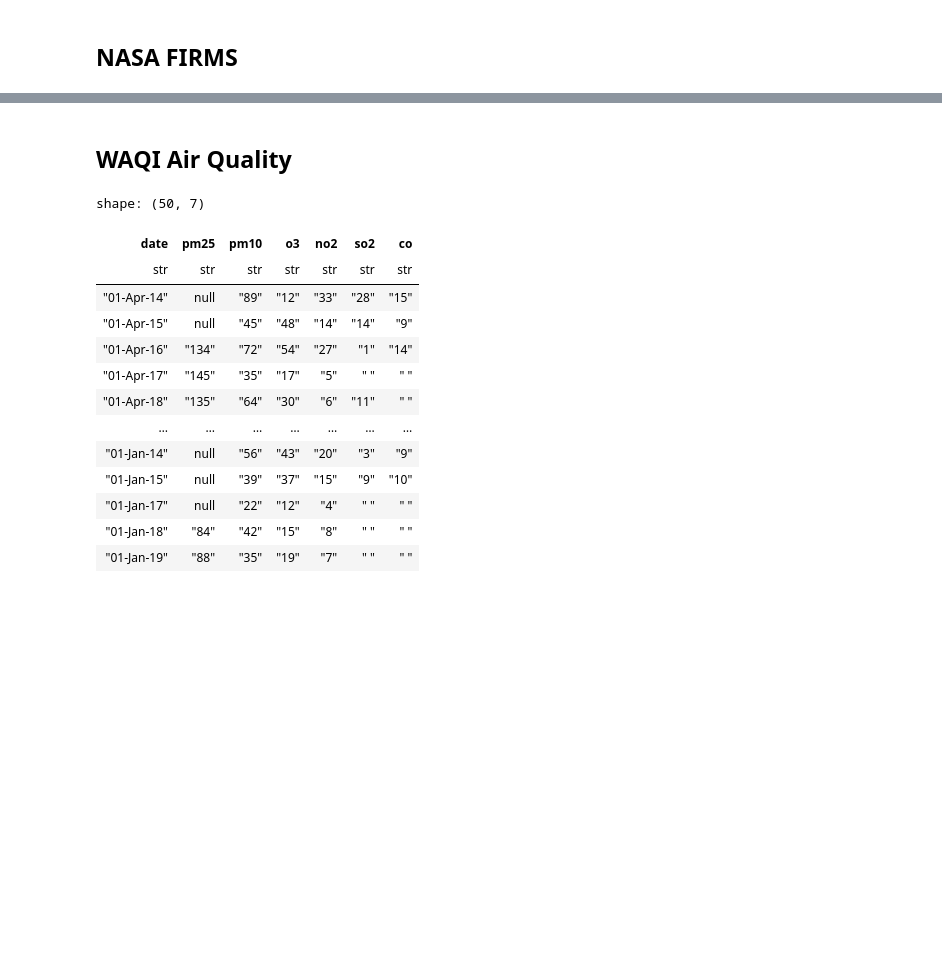
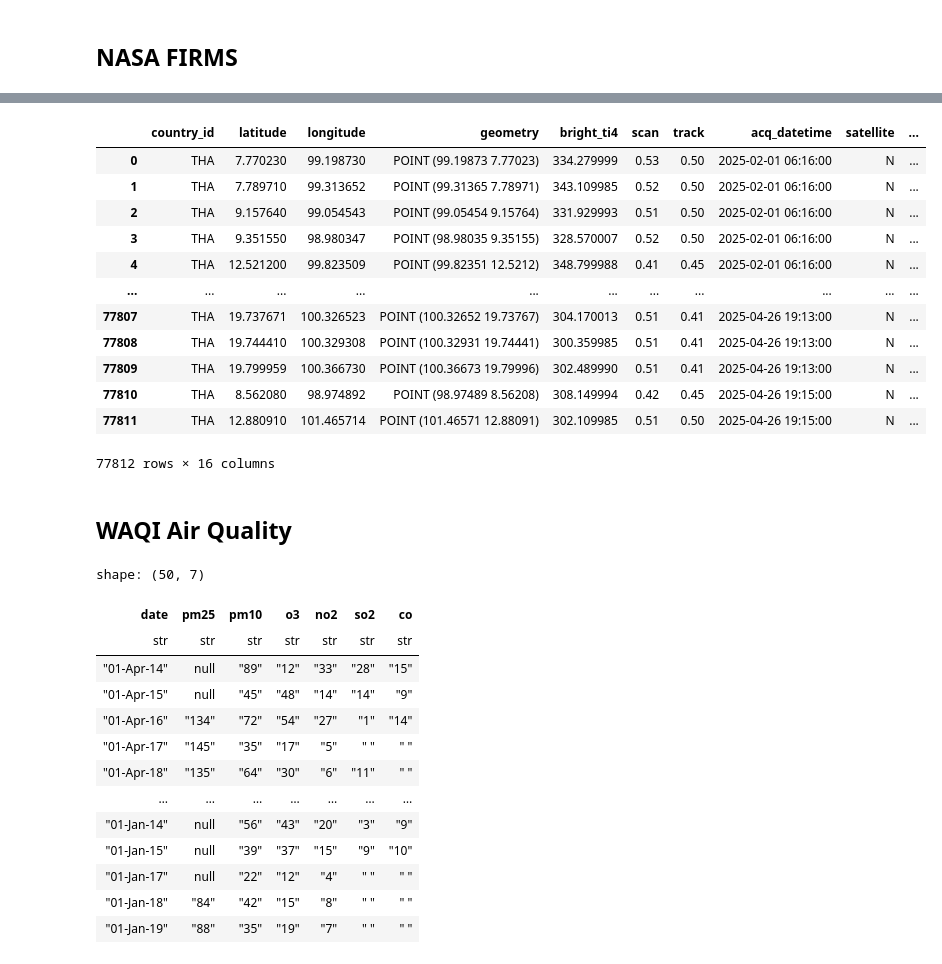
Before and after one commit to dafrose-bajaro/analytics-repo, a Jupyter notebook: notebooks/00_experiment.ipynb, the cells around one changed output, grey strips where cells are left out. Cells and saved outputs as stored; diff of their text form; code cells hidden in the pictures; blank space fills up the shorter version.

Commit message:
feat: add asset for nasa_firms_clean

```diff
--- a/notebooks/00_experiment.ipynb
+++ b/notebooks/00_experiment.ipynb
@@ -82,3 +60,55 @@ conn.sql("""
+# %%
+# sample query
+df = conn.sql("""
+    SELECT
+        CAST(____S______X_S__country_id AS VARCHAR) AS country_id,
+        CAST(latitude AS FLOAT) AS latitude,
+        CAST(longitude AS FLOAT) AS longitude,
+        CONCAT('POINT (', longitude, ' ', latitude,')') AS geometry,
+        CAST(bright_ti4 AS FLOAT) AS bright_ti4,
+        CAST(scan AS FLOAT) AS scan,
+        CAST(track AS FLOAT) AS track,
+        STRPTIME(CONCAT(acq_date, ' ',
+            CASE
+                WHEN LENGTH(acq_time) = 4 THEN CONCAT(SUBSTR(acq_time, 1, 2), ':', SUBSTR(acq_time, 3, 2), ':00')
+                WHEN LENGTH(acq_time) = 3 THEN CONCAT('0', SUBSTR(acq_time, 1, 1), ':', SUBSTR(acq_time, 2, 2), ':00')
+                WHEN LENGTH(acq_time) = 2 THEN CONCAT('00:', acq_time, ':00')
+                ELSE NULL
+            END),
+            '%Y-%m-%d %H:%M:%S'
+        ) AS acq_datetime,
+        CAST(satellite AS VARCHAR) AS satellite,
+        CAST(instrument AS VARCHAR) AS instrument,
+        CAST(confidence AS VARCHAR) AS confidence,
+        CAST(version AS VARCHAR) AS version,
+        CAST(bright_ti5 AS FLOAT) AS bright_ti5,
+        CAST(frp AS FLOAT) AS frp,
+        CAST(daynight AS VARCHAR) AS daynight,
+        CAST(measurement_date AS DATE) AS measurement_date
+    FROM public.nasa_firms_raw
+    ORDER BY acq_datetime;
+    """).pl()
+
+# convert to pandas
+df = df.to_pandas()
+
+# create geometries in geodataframe
+df["geometry"] = df["geometry"].apply(wkt.loads)
+gpd.GeoDataFrame(df, geometry="geometry")
+# %% [output]
+|  | country_id | latitude | longitude | geometry | bright_ti4 | scan | track | acq_datetime | satellite | ... |
+| 0 | THA | 7.770230 | 99.198730 | POINT (99.19873 7.77023) | 334.279999 | 0.53 | 0.50 | 2025-02-01 06:16:00 | N | ... |
+| 1 | THA | 7.789710 | 99.313652 | POINT (99.31365 7.78971) | 343.109985 | 0.52 | 0.50 | 2025-02-01 06:16:00 | N | ... |
+| 2 | THA | 9.157640 | 99.054543 | POINT (99.05454 9.15764) | 331.929993 | 0.51 | 0.50 | 2025-02-01 06:16:00 | N | ... |
+| 3 | THA | 9.351550 | 98.980347 | POINT (98.98035 9.35155) | 328.570007 | 0.52 | 0.50 | 2025-02-01 06:16:00 | N | ... |
+| 4 | THA | 12.521200 | 99.823509 | POINT (99.82351 12.5212) | 348.799988 | 0.41 | 0.45 | 2025-02-01 06:16:00 | N | ... |
+| ... | ... | ... | ... | ... | ... | ... | ... | ... | ... | ... |
+| 77807 | THA | 19.737671 | 100.326523 | POINT (100.32652 19.73767) | 304.170013 | 0.51 | 0.41 | 2025-04-26 19:13:00 | N | ... |
+| 77808 | THA | 19.744410 | 100.329308 | POINT (100.32931 19.74441) | 300.359985 | 0.51 | 0.41 | 2025-04-26 19:13:00 | N | ... |
+| 77809 | THA | 19.799959 | 100.366730 | POINT (100.36673 19.79996) | 302.489990 | 0.51 | 0.41 | 2025-04-26 19:13:00 | N | ... |
+| 77810 | THA | 8.562080 | 98.974892 | POINT (98.97489 8.56208) | 308.149994 | 0.42 | 0.45 | 2025-04-26 19:15:00 | N | ... |
+| 77811 | THA | 12.880910 | 101.465714 | POINT (101.46571 12.88091) | 302.109985 | 0.51 | 0.50 | 2025-04-26 19:15:00 | N | ... |
+77812 rows × 16 columns
 # %% [markdown]
 ## WAQI Air Quality
 # %%
```
Also changed, not shown: parts of 7 cells of this notebook, 2 other files.
